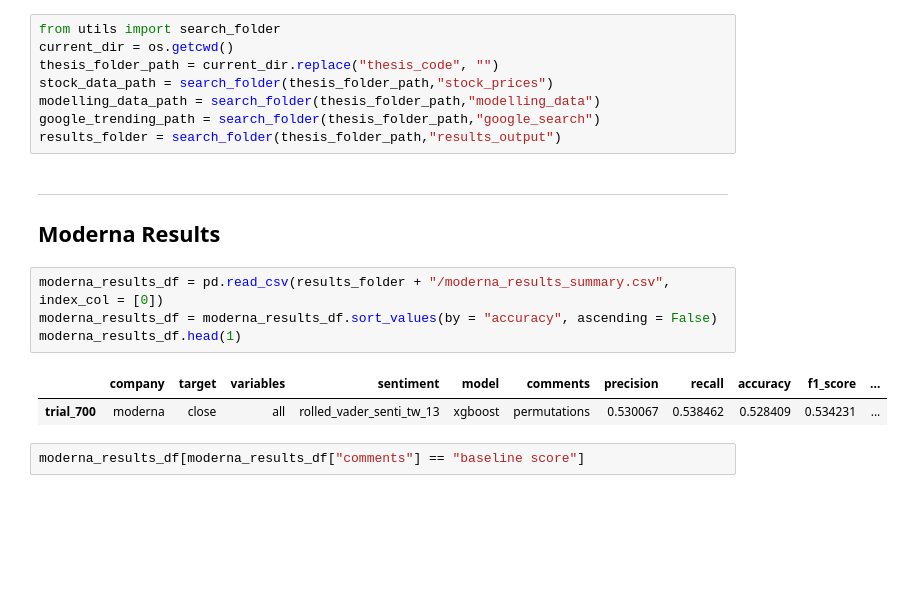
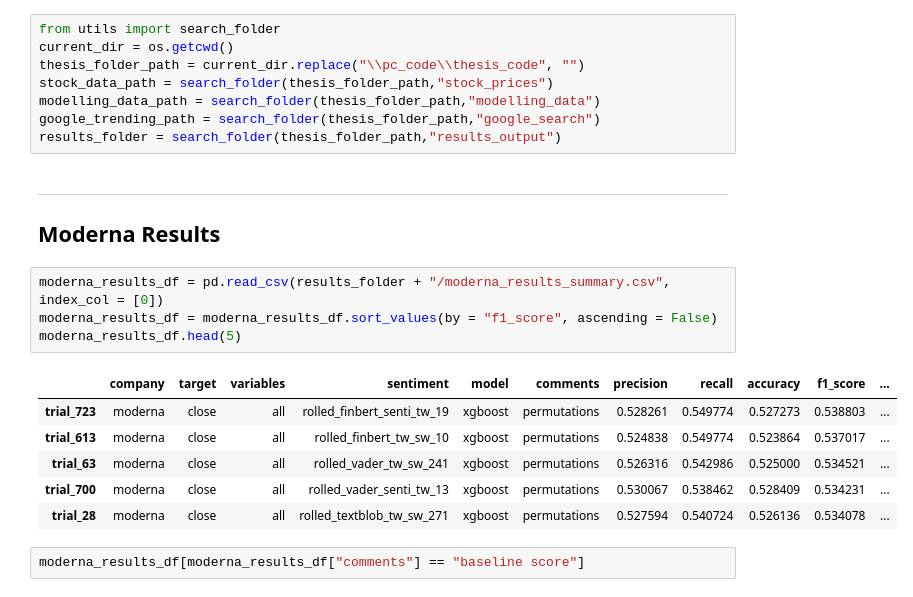
Before and after one commit to Diegozu97/thesis_code, a Jupyter notebook: 06_results_analysis.ipynb, the cells around one changed output. Saved outputs shown, nothing was run; the diff lists cells and outputs as text; blank space fills up the shorter version.

```diff
--- a/06_results_analysis.ipynb
+++ b/06_results_analysis.ipynb
@@ -59,7 +56,7 @@ hello
 # %%
 from utils import search_folder
 current_dir = os.getcwd()
-thesis_folder_path = current_dir.replace("thesis_code", "")
+thesis_folder_path = current_dir.replace("\\pc_code\\thesis_code", "")
 stock_data_path = search_folder(thesis_folder_path,"stock_prices")
 modelling_data_path = search_folder(thesis_folder_path,"modelling_data")
 google_trending_path = search_folder(thesis_folder_path,"google_search")
@@ -70,11 +67,15 @@ results_folder = search_folder(thesis_folder_path,"results_output")
 ## Moderna Results
 # %%
 moderna_results_df = pd.read_csv(results_folder + "/moderna_results_summary.csv", index_col = [0])
-moderna_results_df = moderna_results_df.sort_values(by = "accuracy", ascending = False)
-moderna_results_df.head(1)
+moderna_results_df = moderna_results_df.sort_values(by = "f1_score", ascending = False)
+moderna_results_df.head(5)
 # %% [output]
 |  | company | target | variables | sentiment | model | comments | precision | recall | accuracy | f1_score | ... |
+| trial_723 | moderna | close | all | rolled_finbert_senti_tw_19 | xgboost | permutations | 0.528261 | 0.549774 | 0.527273 | 0.538803 | ... |
+| trial_613 | moderna | close | all | rolled_finbert_tw_sw_10 | xgboost | permutations | 0.524838 | 0.549774 | 0.523864 | 0.537017 | ... |
+| trial_63 | moderna | close | all | rolled_vader_tw_sw_241 | xgboost | permutations | 0.526316 | 0.542986 | 0.525000 | 0.534521 | ... |
 | trial_700 | moderna | close | all | rolled_vader_senti_tw_13 | xgboost | permutations | 0.530067 | 0.538462 | 0.528409 | 0.534231 | ... |
+| trial_28 | moderna | close | all | rolled_textblob_tw_sw_271 | xgboost | permutations | 0.527594 | 0.540724 | 0.526136 | 0.534078 | ... |
 # %%
 moderna_results_df[moderna_results_df["comments"] == "baseline score"]
 # %% [output]
```
Also changed, not shown: parts of 2 cells of this notebook, 3 other files.
